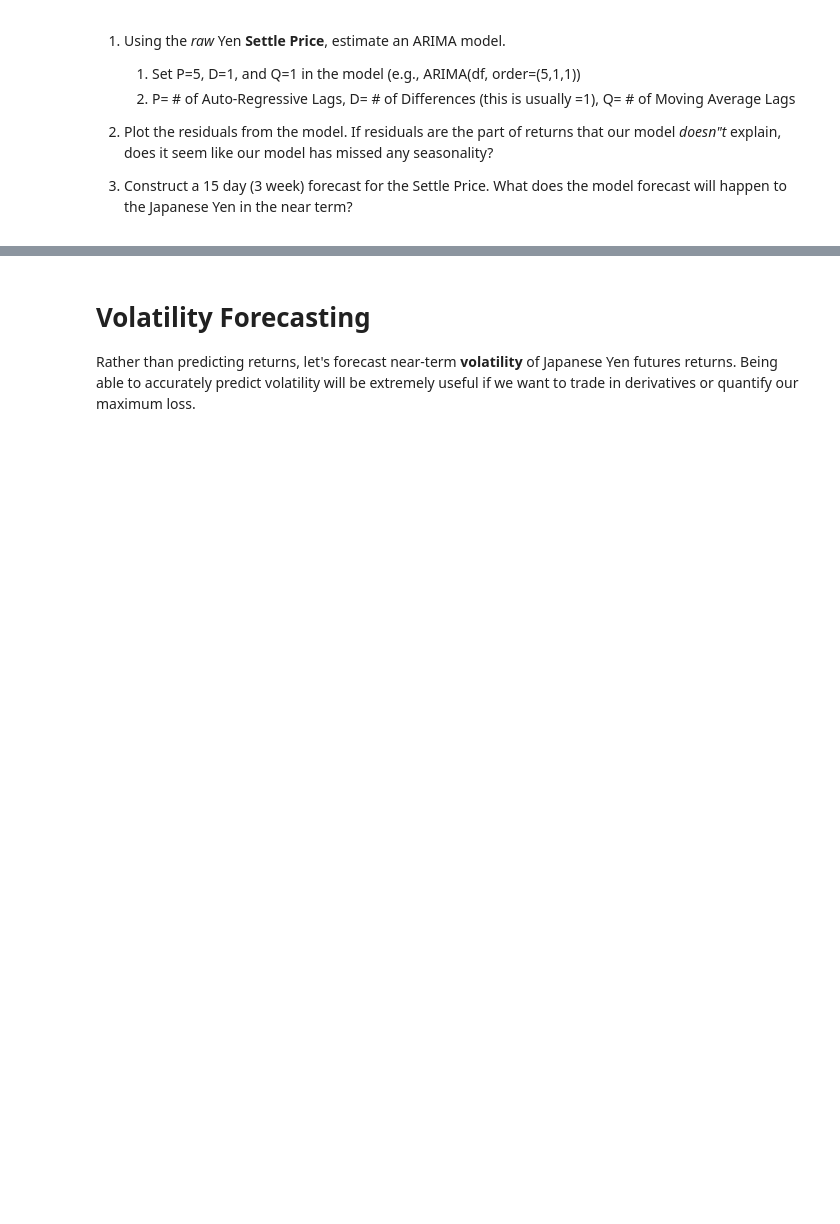
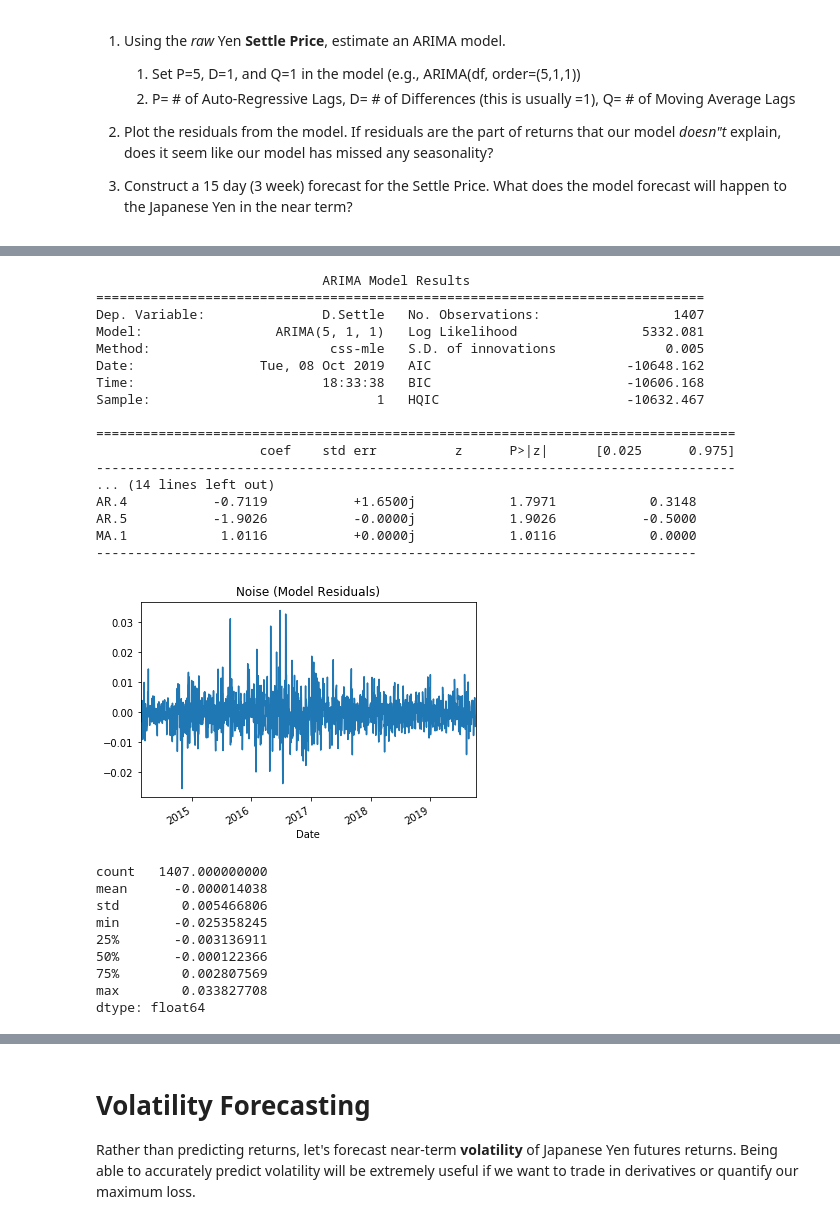
Before and after one commit to stragitech/Yen_Futures, a Jupyter notebook: time_series_analysis.ipynb, the cells around one changed output, grey strips where cells are left out. Saved outputs shown, nothing was run; the diff lists cells and outputs as text; code cells hidden in the pictures; blank space fills up the shorter version.

Commit message:
Added ARIMA model

```diff
--- a/time_series_analysis.ipynb
+++ b/time_series_analysis.ipynb
@@ -363,5 +363,5 @@ Roots
  3. Construct a 15 day (3 week) forecast for the Settle Price. What does the model forecast will happen to the Japanese Yen in the near term?
 # %%
 # For ARIMA, construct a dataframe using just the futures "Settle" prices:
-df = # YOUR CODE HERE
-df.head()
+arima_df = fut[["Settle"]].pct_change().dropna()
+arima_df.head()
@@ -368,16 +376,44 @@ df.head()
 # %%
 from statsmodels.tsa.arima_model import ARIMA
 # Estimate and ARIMA Model:
 # Hint: ARIMA(df, order=(p, d, q))
-model = # YOUR CODE HERE
-model_fit = # YOUR CODE HERE
+model = ARIMA(arima_df, order=(5, 1, 1))
+model_fit = model.fit()
 # Output model summary results:
 print(model_fit.summary())
 # plot residual errors:
-residuals = # YOUR CODE HERE
+residuals = model_fit.resid
 residuals.plot(title="Noise (Model Residuals)")
 plt.show()
 print(residuals.describe())
+# %% [output]
+                             ARIMA Model Results
+==============================================================================
+Dep. Variable:               D.Settle   No. Observations:                 1407
+Model:                 ARIMA(5, 1, 1)   Log Likelihood                5332.081
+Method:                       css-mle   S.D. of innovations              0.005
+Date:                Tue, 08 Oct 2019   AIC                         -10648.162
+Time:                        18:33:38   BIC                         -10606.168
+Sample:                             1   HQIC                        -10632.467
+
+==================================================================================
+                     coef    std err          z      P>|z|      [0.025      0.975]
+----------------------------------------------------------------------------------
+... (14 lines left out)
+AR.4           -0.7119           +1.6500j            1.7971            0.3148
+AR.5           -1.9026           -0.0000j            1.9026           -0.5000
+MA.1            1.0116           +0.0000j            1.0116            0.0000
+-----------------------------------------------------------------------------
+[figure, added]
+count   1407.000000000
+mean      -0.000014038
+std        0.005466806
+min       -0.025358245
+25%       -0.003136911
+50%       -0.000122366
+75%        0.002807569
+max        0.033827708
+dtype: float64
 # %%
 # Construct a 15 day (3 week) forecast for the Settle Price.
 # What does the model forecast will happen to the Japanese Yen in the near term?
```
Also changed, not shown: parts of 2 cells of this notebook.
